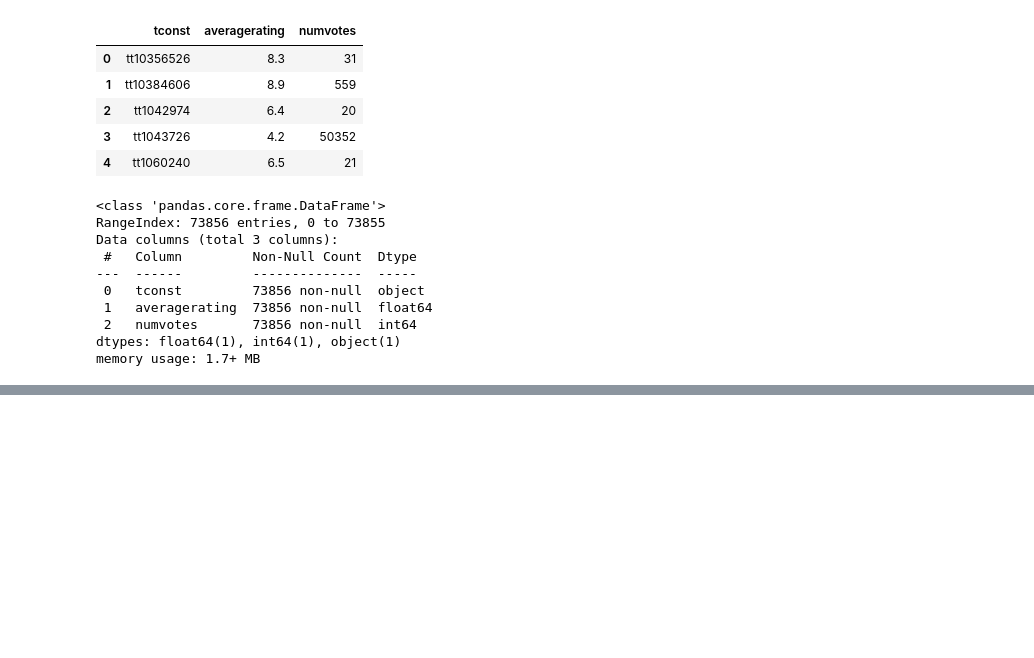
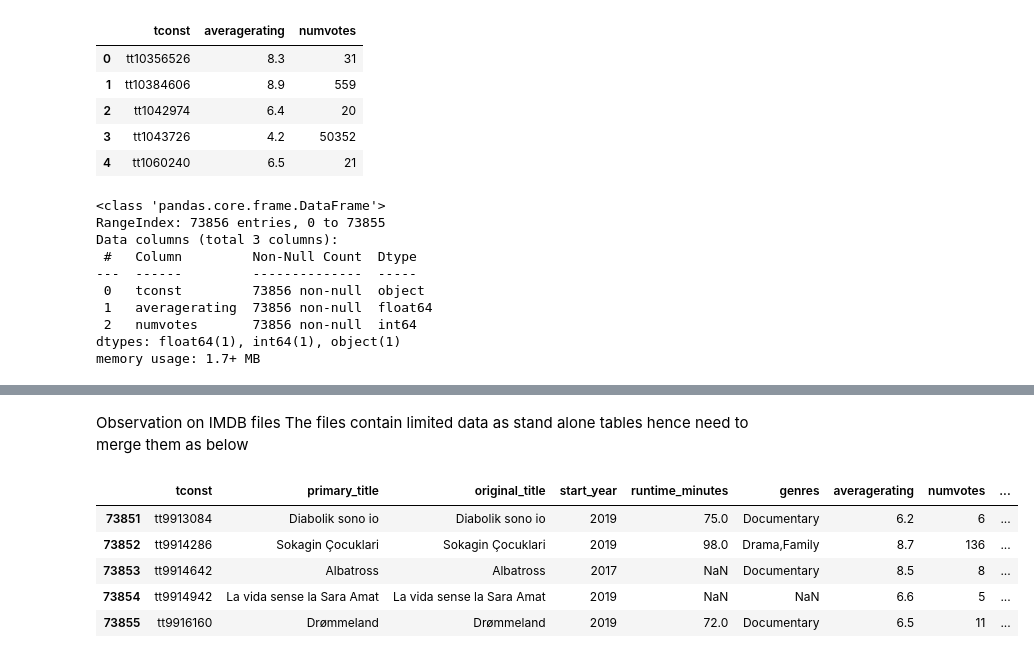
Before and after one commit to emma-030/Phase1Project_New, a Jupyter notebook: Phase1Project_New.ipynb, the cells around one changed output, grey strips where cells are left out. Saved outputs shown, nothing was run; the diff lists cells and outputs as text; code cells hidden in the pictures; blank space fills up the shorter version.

```diff
--- a/Phase1Project_New.ipynb
+++ b/Phase1Project_New.ipynb
@@ -309,3 +320,7 @@ Data columns (total 3 columns):
  2   numvotes       73856 non-null  int64
 dtypes: float64(1), int64(1), object(1)
 memory usage: 1.7+ MB
+# %%
+# Loading csv files using pandas
+df_imdb_titlecrew = pd.read_csv('imdb.title.crew.csv.gz', delimiter=',')
+df_imdb_titlecrew.tail()
@@ -311,0 +334,14 @@ memory usage: 1.7+ MB
+# %% [markdown]
+Observation on IMDB files
+The files contain limited data as stand alone tables hence need to merge them as below
+# %%
+# Merging IMDB files - df_imdb_titlebasics, df_imdb_titleratings and df_imdb_titlecrew
+merged_df_imdb = pd.merge(pd.merge(df_imdb_titlebasics, df_imdb_titleratings, on='tconst'), df_imdb_titlecrew, on='tconst')
+merged_df_imdb.tail()
+# %% [output]
+|  | tconst | primary_title | original_title | start_year | runtime_minutes | genres | averagerating | numvotes | ... |
+| 73851 | tt9913084 | Diabolik sono io | Diabolik sono io | 2019 | 75.0 | Documentary | 6.2 | 6 | ... |
+| 73852 | tt9914286 | Sokagin Çocuklari | Sokagin Çocuklari | 2019 | 98.0 | Drama,Family | 8.7 | 136 | ... |
+| 73853 | tt9914642 | Albatross | Albatross | 2017 | NaN | Documentary | 8.5 | 8 | ... |
+| 73854 | tt9914942 | La vida sense la Sara Amat | La vida sense la Sara Amat | 2019 | NaN | NaN | 6.6 | 5 | ... |
+| 73855 | tt9916160 | Drømmeland | Drømmeland | 2019 | 72.0 | Documentary | 6.5 | 11 | ... |
```
Also changed, not shown: parts of 19 cells of this notebook.
